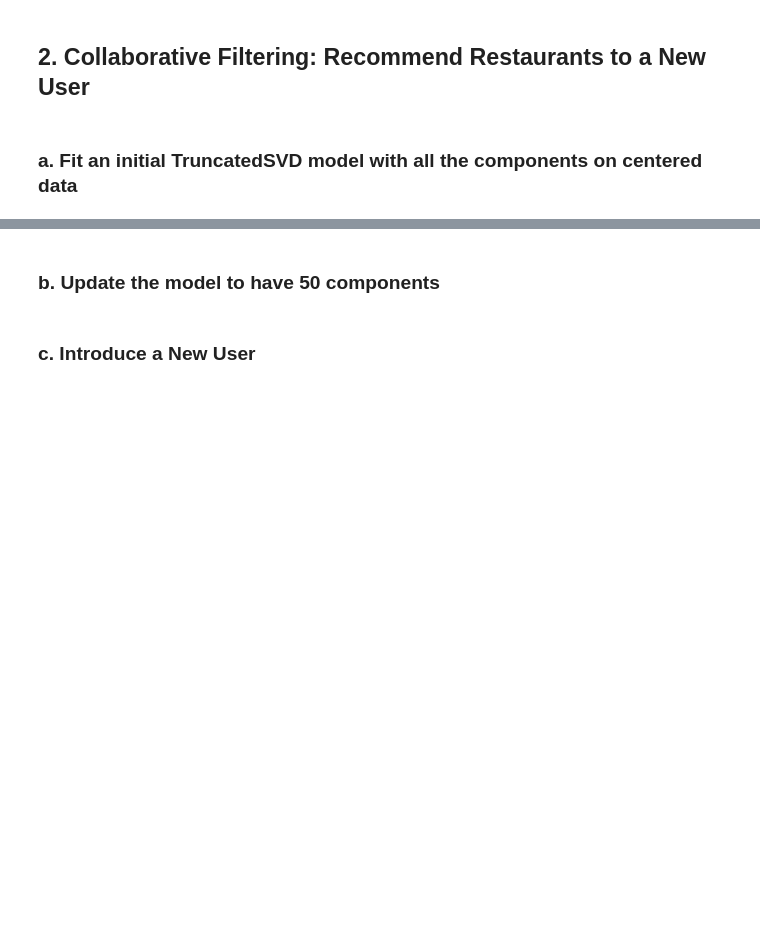
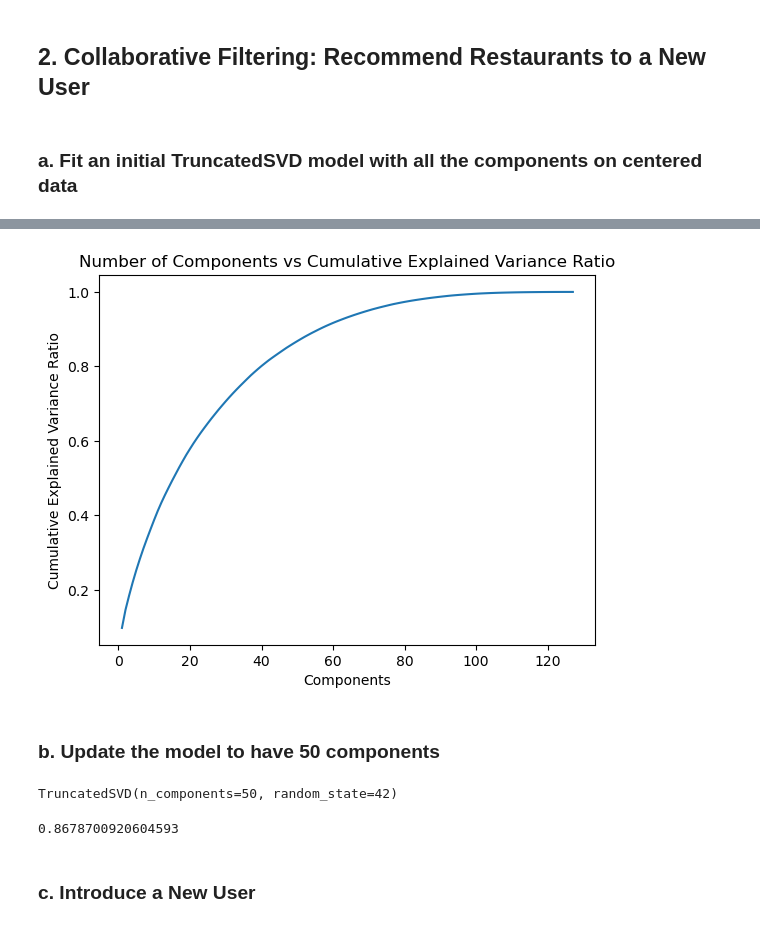
Before and after one commit to Camiloesp/PythonDataScience_UnsupervisedML, a Jupyter notebook: Course Assignment Notebooks/section09_recommender_project.ipynb, the cells around one changed output, grey strips where cells are left out. Cells and saved outputs as stored; diff of their text form; code cells hidden in the pictures; blank space fills up the shorter version.

```diff
--- a/Course Assignment Notebooks/section09_recommender_project.ipynb
+++ b/Course Assignment Notebooks/section09_recommender_project.ipynb
@@ -16,2 +44,4 @@
 # %%
 # pivot the data to get it into a user-item matrix format (think about how you'd like to deal with the NaN values)
+X = restaurant_ratings.pivot(index='Consumer_ID', columns='Restaurant_Name', values='Overall_Rating').fillna(restaurant_ratings.Overall_Rating.mean())
+X.head()
@@ -23,3 +65,5 @@
 ### a. Fit an initial TruncatedSVD model with all the components on centered data
 # %%
 # center the data
+X_centered = X - X.mean()
+X_centered.head()
@@ -26,2 +79,6 @@
 # %%
 # fit a TruncatedSVD model with 127 components
+from sklearn.decomposition import TruncatedSVD
+
+svd = TruncatedSVD(n_components=127)
+svd.fit(X_centered)
@@ -28,2 +87,6 @@
 # %%
 # view the cumulative explained variance ratios
+import numpy as np
+
+cum_evr = list(zip(range(1, 128), np.cumsum(svd.explained_variance_ratio_))) # hits 85% ~50 components
+cum_evr
@@ -30,11 +111,27 @@
 # %%
 # plot the cumulative explained variance ratios
+cum_evr_df = pd.DataFrame(cum_evr).set_index(0)
+cum_evr_df.plot(
+    title='Number of Components vs Cumulative Explained Variance Ratio',
+    xlabel='Components',
+    ylabel='Cumulative Explained Variance Ratio',
+    legend=False
+);
+# %% [output]
+[figure, added]
 # %% [markdown]
 ### b. Update the model to have 50 components
 # %%
 # fit a TruncatedSVD model with 50 components
+svd50 = TruncatedSVD(n_components=50, random_state=42)
+svd50.fit(X_centered)
+# %% [output]
+TruncatedSVD(n_components=50, random_state=42)
 # %%
 # view the cumulative explained variance ratios
+sum(svd50.explained_variance_ratio_)
+# %% [output]
+0.8678700920604593
 # %% [markdown]
 ### c. Introduce a New User
 # %%
```
Also changed, not shown: parts of 33 cells of this notebook.
